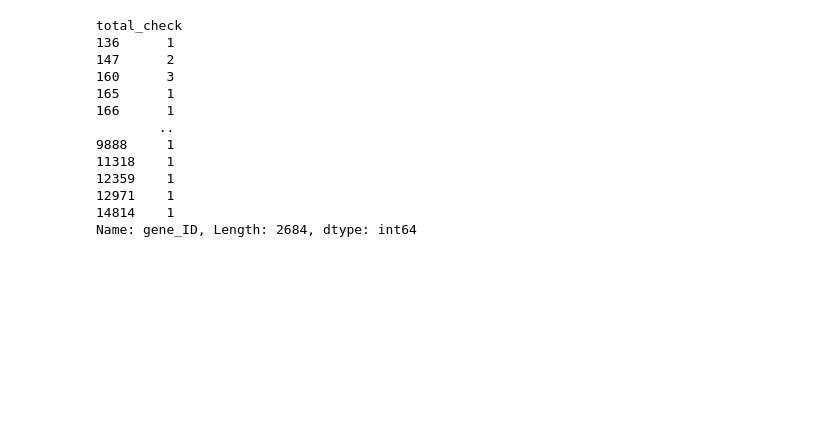
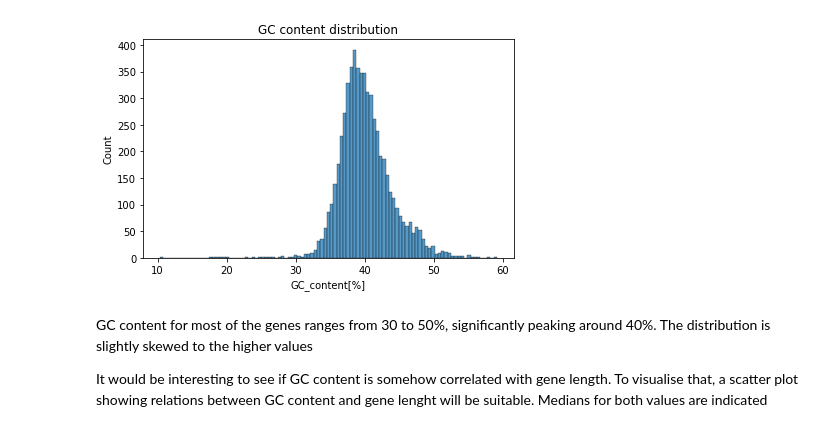
Before and after one commit to piotrsoczewka/Essential_Genes, a Jupyter notebook: Data_gathering.ipynb, the cells around one changed output. Cells and saved outputs as stored; diff of their text form; code cells hidden in the pictures; blank space fills up the shorter version.

```diff
--- a/Data_gathering.ipynb
+++ b/Data_gathering.ipynb
@@ -25,2 +100,3 @@ for index, base in enumerate(bases):
 # %%
-all_genes_df['total_check'] = all_genes_df.iloc[:, 1:5].sum(axis=1)
+all_genes_df['GC_content[%]'] = all_genes_df.loc[:, 'C_content[%]' : 'G_content[%]'].sum(axis=1)
+all_genes_df
@@ -27,19 +117,11 @@ all_genes_df['total_check'] = all_genes_df.iloc[:, 1:5].sum(axis=1)
-# %%
-all_genes_df.groupby('total_check')['gene_ID'].count()
-# %% [output]
-total_check
-136      1
-147      2
-160      3
-165      1
-166      1
-        ..
-9888     1
-11318    1
-12359    1
-12971    1
-14814    1
-Name: gene_ID, Length: 2684, dtype: int64
-# %%
-all_genes_df['AT content'] = all_genes_df.iloc[:, 2:4].sum(axis=1)
-all_genes_df['CG content'] = all_genes_df.iloc[:, 4:6].sum(axis=1)
+# %%
+sns.histplot(all_genes_df['GC_content[%]'])
+plt.title('GC content distribution')
+plt.tight_layout()
+plt.show()
+# %% [output]
+[figure, added]
+# %% [markdown]
+GC content for most of the genes ranges from 30 to 50%, significantly peaking around 40%. The distribution is slightly skewed to the higher values
+
+It would be interesting to see if GC content is somehow correlated with gene length. To visualise that, a scatter plot showing relations between GC content and gene lenght will be suitable. Medians for both values are indicated
```
Also changed, not shown: parts of 58 cells of this notebook, 10 other files.
